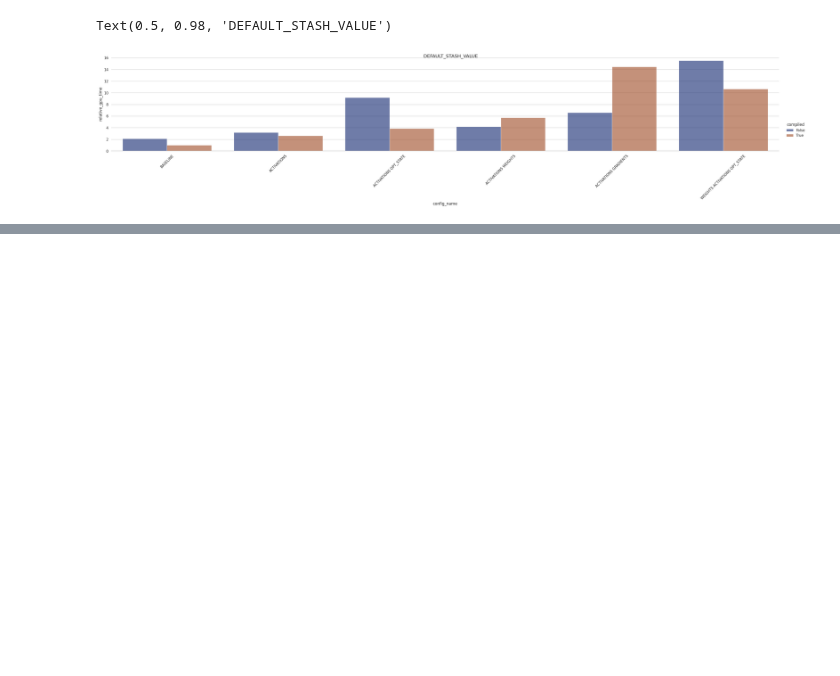
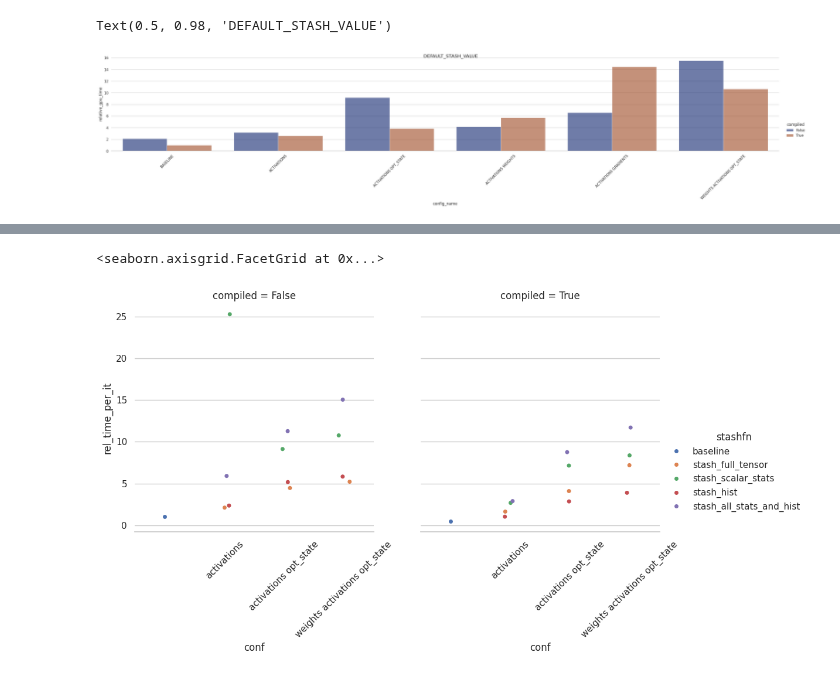
Before and after one commit to graphcore-research/track-and-visualize, a Jupyter notebook: profiling-logging-overhead/notebooks/analysing-benchmarks.ipynb, the cells around one changed output, grey strips where cells are left out. Cells and saved outputs as stored; diff of their text form; code cells hidden in the pictures; blank space fills up the shorter version.

```diff
--- a/profiling-logging-overhead/notebooks/analysing-benchmarks.ipynb
+++ b/profiling-logging-overhead/notebooks/analysing-benchmarks.ipynb
@@ -105,0 +213,10 @@ Text(0.5, 0.98, 'DEFAULT_STASH_VALUE')
+# %%
+# df.head()
+df['rel_time_per_it'] = df.average_time_per_it / 21.496627
+g = sns.catplot(df, x='conf',y='rel_time_per_it', hue='stashfn', col='compiled')
+g.despine(left=True)
+
+g.tick_params('x',rotation=45)
+# %% [output]
+<seaborn.axisgrid.FacetGrid at 0x...>
+[figure, added]
```
Also changed, not shown: parts of 11 cells of this notebook, 18 other files.
